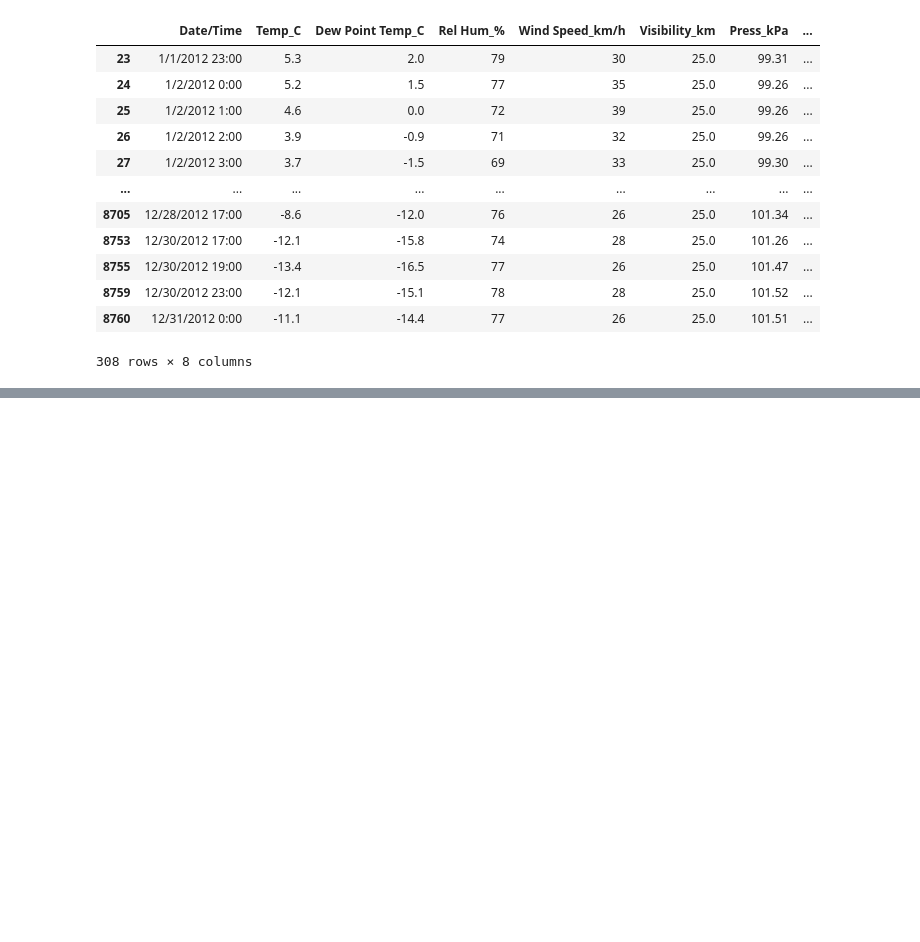
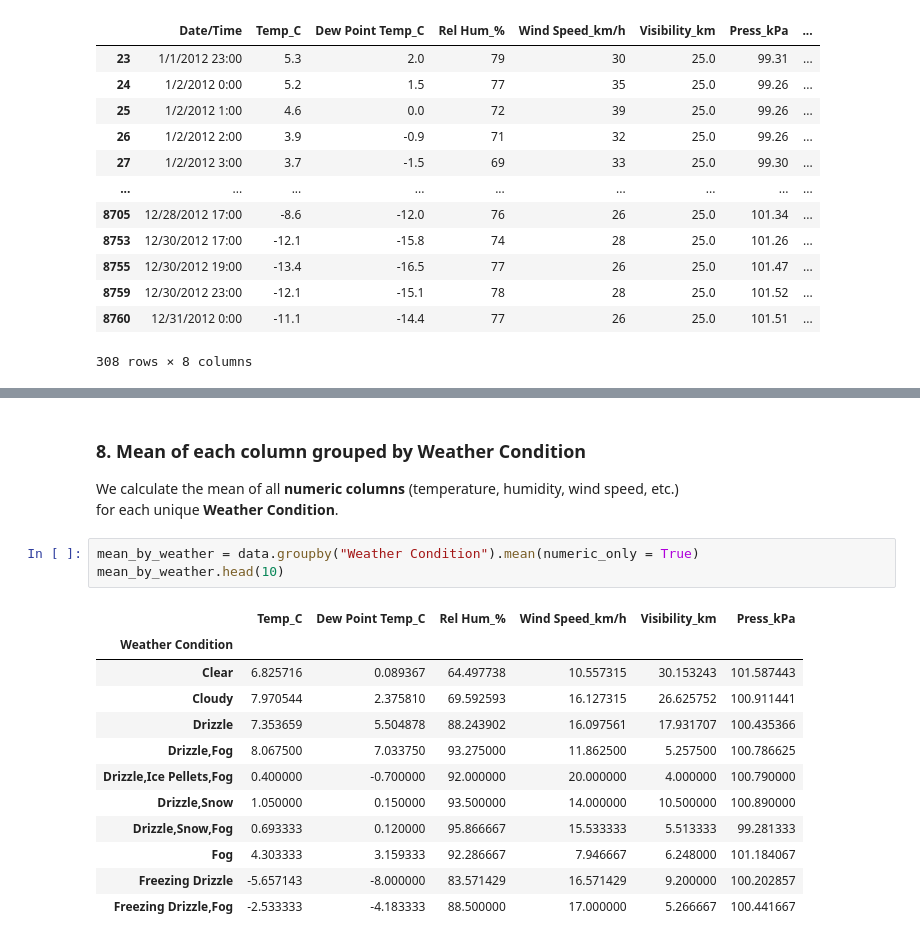
Before and after one commit to Aminbyt/weather-analysis, a Jupyter notebook: notebooks/01_data_exploration.ipynb, the cells around one changed output, grey strips where cells are left out. Saved outputs shown, nothing was run; the diff lists cells and outputs as text; blank space fills up the shorter version.

```diff
--- a/notebooks/01_data_exploration.ipynb
+++ b/notebooks/01_data_exploration.ipynb
@@ -377,3 +377,24 @@ plt.legend()
 plt.show()
 # %% [output]
 [figure]
+# %% [markdown]
+### 8. Mean of each column grouped by Weather Condition
+
+We calculate the mean of all **numeric columns** (temperature, humidity, wind speed, etc.)
+for each unique **Weather Condition**.
+# %%
+mean_by_weather = data.groupby("Weather Condition").mean(numeric_only = True)
+mean_by_weather.head(10)
+# %% [output]
+|  | Temp_C | Dew Point Temp_C | Rel Hum_% | Wind Speed_km/h | Visibility_km | Press_kPa |
+| Weather Condition |  |  |  |  |  |  |
+| Clear | 6.825716 | 0.089367 | 64.497738 | 10.557315 | 30.153243 | 101.587443 |
+| Cloudy | 7.970544 | 2.375810 | 69.592593 | 16.127315 | 26.625752 | 100.911441 |
+| Drizzle | 7.353659 | 5.504878 | 88.243902 | 16.097561 | 17.931707 | 100.435366 |
+| Drizzle,Fog | 8.067500 | 7.033750 | 93.275000 | 11.862500 | 5.257500 | 100.786625 |
+| Drizzle,Ice Pellets,Fog | 0.400000 | -0.700000 | 92.000000 | 20.000000 | 4.000000 | 100.790000 |
+| Drizzle,Snow | 1.050000 | 0.150000 | 93.500000 | 14.000000 | 10.500000 | 100.890000 |
+| Drizzle,Snow,Fog | 0.693333 | 0.120000 | 95.866667 | 15.533333 | 5.513333 | 99.281333 |
+| Fog | 4.303333 | 3.159333 | 92.286667 | 7.946667 | 6.248000 | 101.184067 |
+| Freezing Drizzle | -5.657143 | -8.000000 | 83.571429 | 16.571429 | 9.200000 | 100.202857 |
+| Freezing Drizzle,Fog | -2.533333 | -4.183333 | 88.500000 | 17.000000 | 5.266667 | 100.441667 |
```
Also changed, not shown: parts of 1 cell of this notebook.
